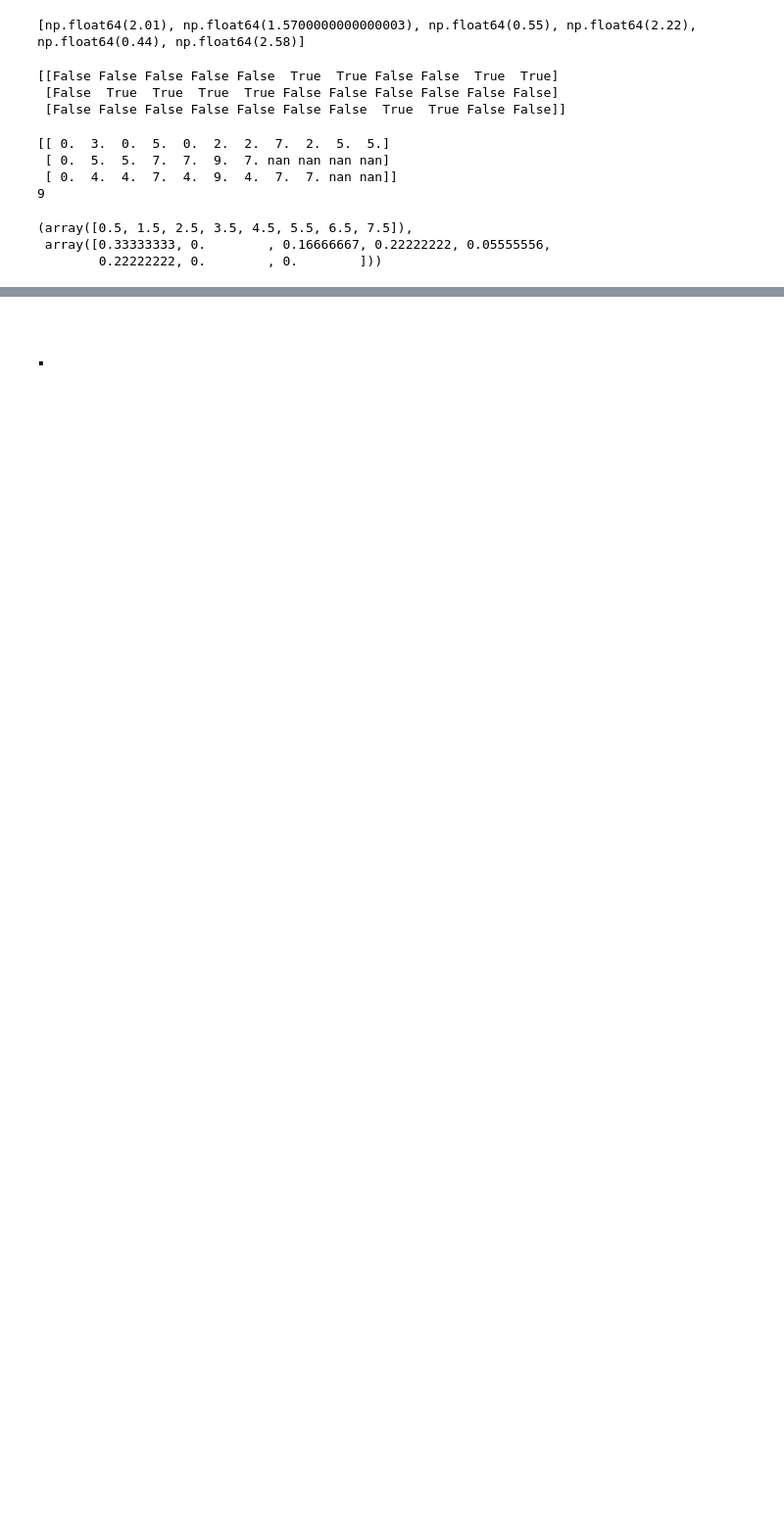
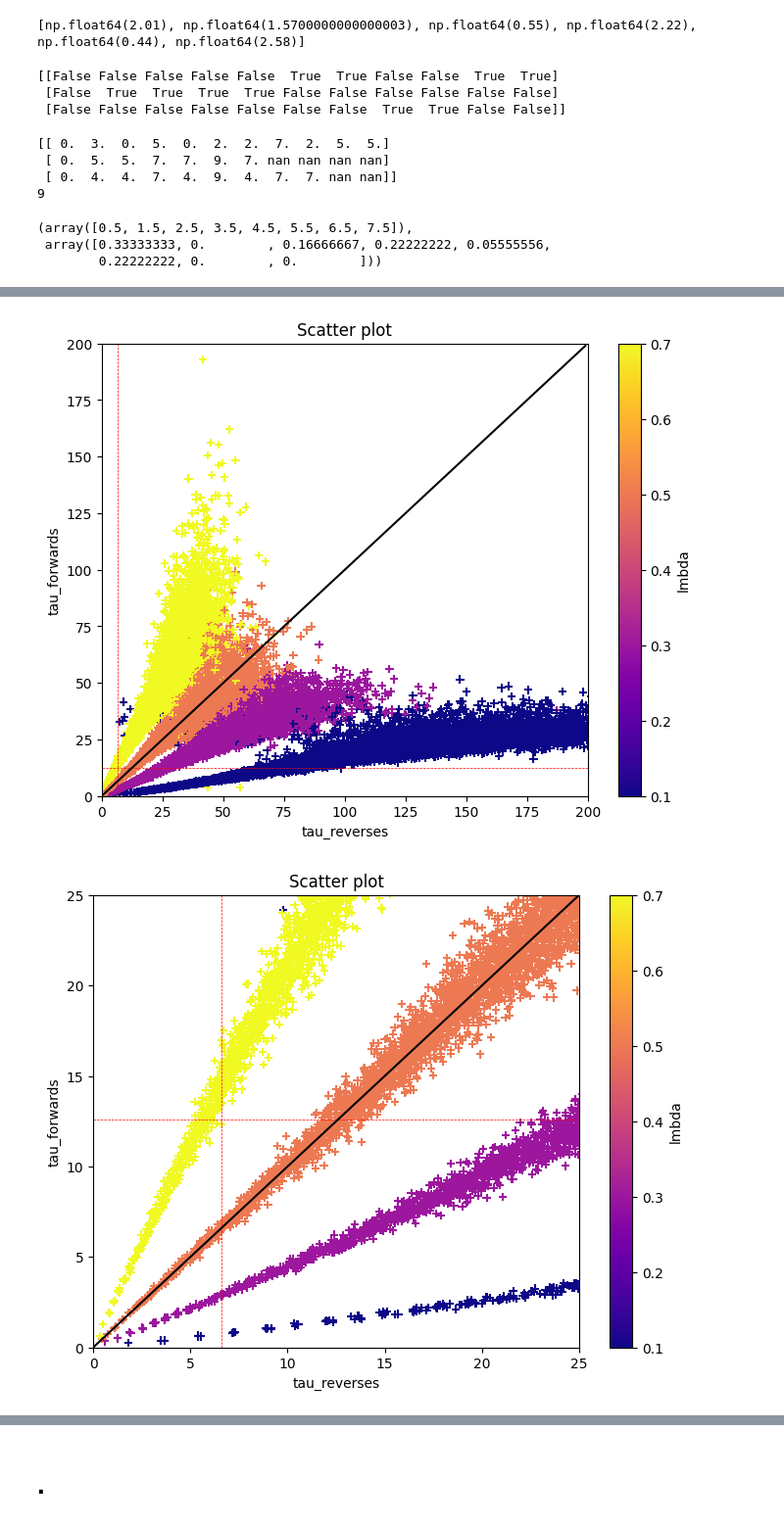
Before and after one commit to npelletbossot/Workspace, a Jupyter notebook: working_on/notebooks/working_on.ipynb, the cells around one changed output, grey strips where cells are left out. Shown at 98% size. Drawn from its saved outputs; the diff is of its cells as text; code cells hidden in the pictures; blank space fills up the shorter version.

```diff
--- a/working_on/notebooks/working_on.ipynb
+++ b/working_on/notebooks/working_on.ipynb
@@ -471,0 +627,45 @@ shape: (361, 4)
+# %%
+import matplotlib.pyplot as plt
+
+plt.figure(figsize=(8, 6))
+sc = plt.scatter(
+    df_pl_tau["tau_reverses"],
+    df_pl_tau["tau_forwards"],
+    c=df_pl_tau["lmbda"],
+    cmap="plasma",
+    marker="+"
+)
+plt.colorbar(sc, label="lmbda")
+plt.axhline(y=12.6, c="r", lw=0.5, ls="--")
+plt.axvline(x=6.6, c="r", lw=0.5, ls="--")
+plt.ylabel("tau_forwards")
+plt.xlabel("tau_reverses")
+plt.xlim([0, 200])
+plt.ylim([0, 200])
+plt.title("Scatter plot")
+plt.plot(np.arange(0,200,1), np.arange(0,200,1), c="k")
+plt.show()
+
+
+# recopier ici pour zoomer
+plt.figure(figsize=(8,6))
+sc = plt.scatter(
+    df_pl_tau["tau_reverses"],
+    df_pl_tau["tau_forwards"],
+    c=df_pl_tau["lmbda"],
+    cmap="plasma",
+    marker="+"
+)
+plt.colorbar(sc, label="lmbda")
+plt.axhline(y=12.6, c="r", lw=0.5, ls="--")
+plt.axvline(x=6.6, c="r", lw=0.5, ls="--")
+plt.ylabel("tau_forwards")
+plt.xlabel("tau_reverses")
+plt.xlim([0, 25])
+plt.ylim([0, 25])
+plt.title("Scatter plot")
+plt.plot(np.arange(0,200,1), np.arange(0,200,1), c="k")
+plt.show()
+# %% [output]
+[figure, added]
+[figure, added]
```
Also changed, not shown: parts of 26 cells of this notebook, 3 other files.
